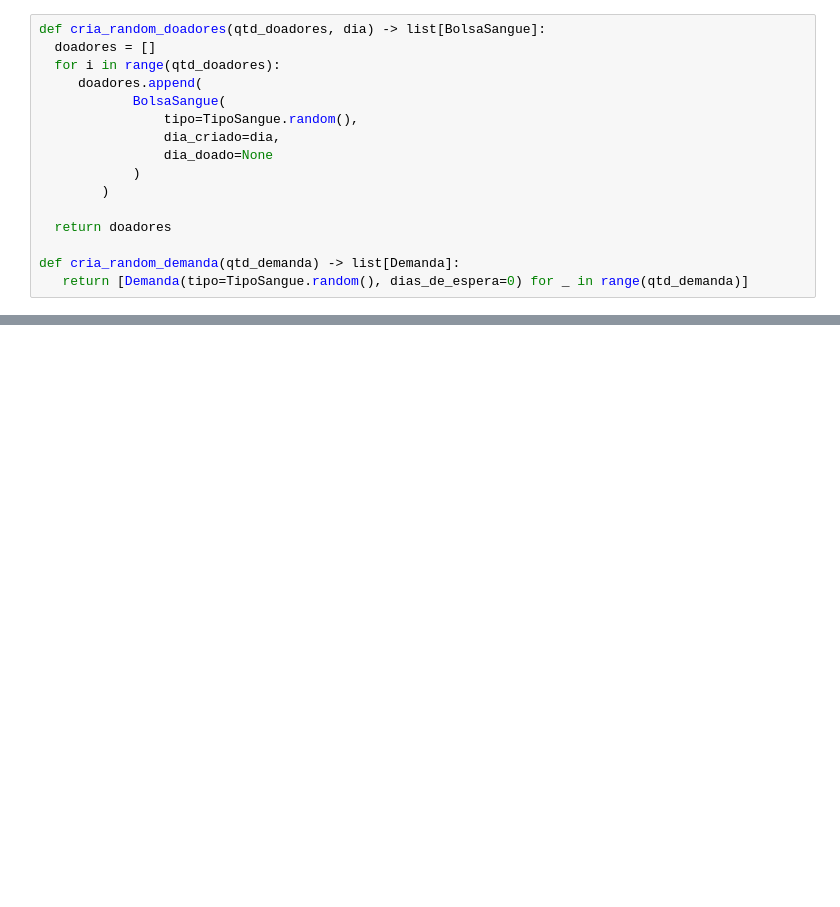
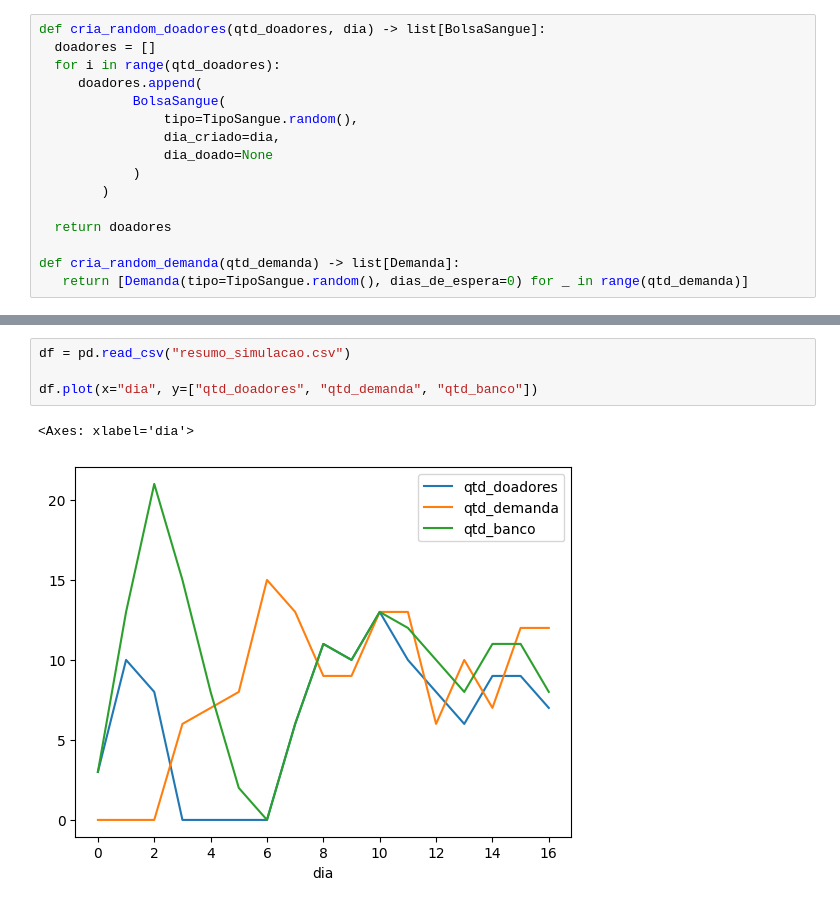
Before and after one commit to Vanessa-Maria2/simulador-de-banco-de-sangue, a Jupyter notebook: Modelagem_doação_de_sangue.ipynb, the cells around one changed output, grey strips where cells are left out. Drawn from its saved outputs; the diff is of its cells as text; blank space fills up the shorter version.

```diff
--- a/Modelagem_doação_de_sangue.ipynb
+++ b/Modelagem_doação_de_sangue.ipynb
@@ -206,0 +278,7 @@ registro final
+# %%
+df = pd.read_csv("resumo_simulacao.csv")
+
+df.plot(x="dia", y=["qtd_doadores", "qtd_demanda", "qtd_banco"])
+# %% [output]
+<Axes: xlabel='dia'>
+[figure, added]
```
Also changed, not shown: parts of 5 cells of this notebook.
